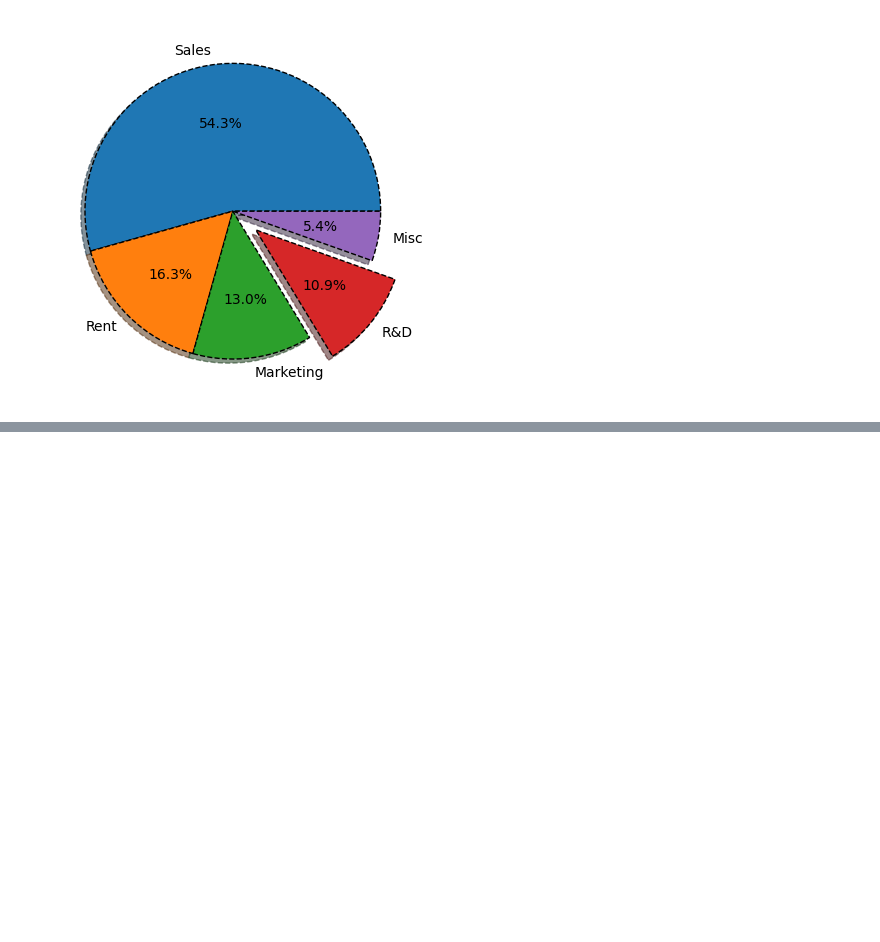
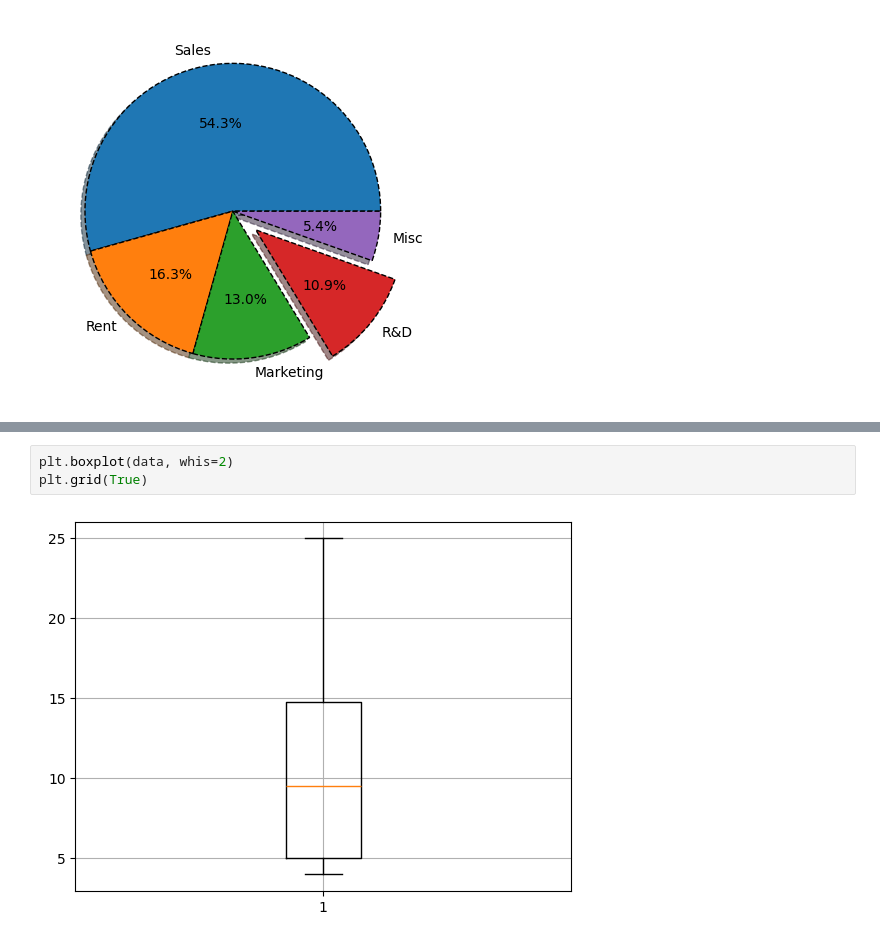
Before and after one commit to ElvisChristian28/Prime, a Jupyter notebook: Programs/Data Visualization/plot_1_mathplotlib.ipynb, the cells around one changed output, grey strips where cells are left out. Cells and saved outputs as stored; diff of their text form; blank space fills up the shorter version.

```diff
--- a/Programs/Data Visualization/plot_1_mathplotlib.ipynb
+++ b/Programs/Data Visualization/plot_1_mathplotlib.ipynb
@@ -184,0 +208,5 @@ plt.show()
+# %%
+plt.boxplot(data, whis=2)
+plt.grid(True)
+# %% [output]
+[figure, added]
```
Also changed, not shown: parts of 14 cells of this notebook, 2 other files.
